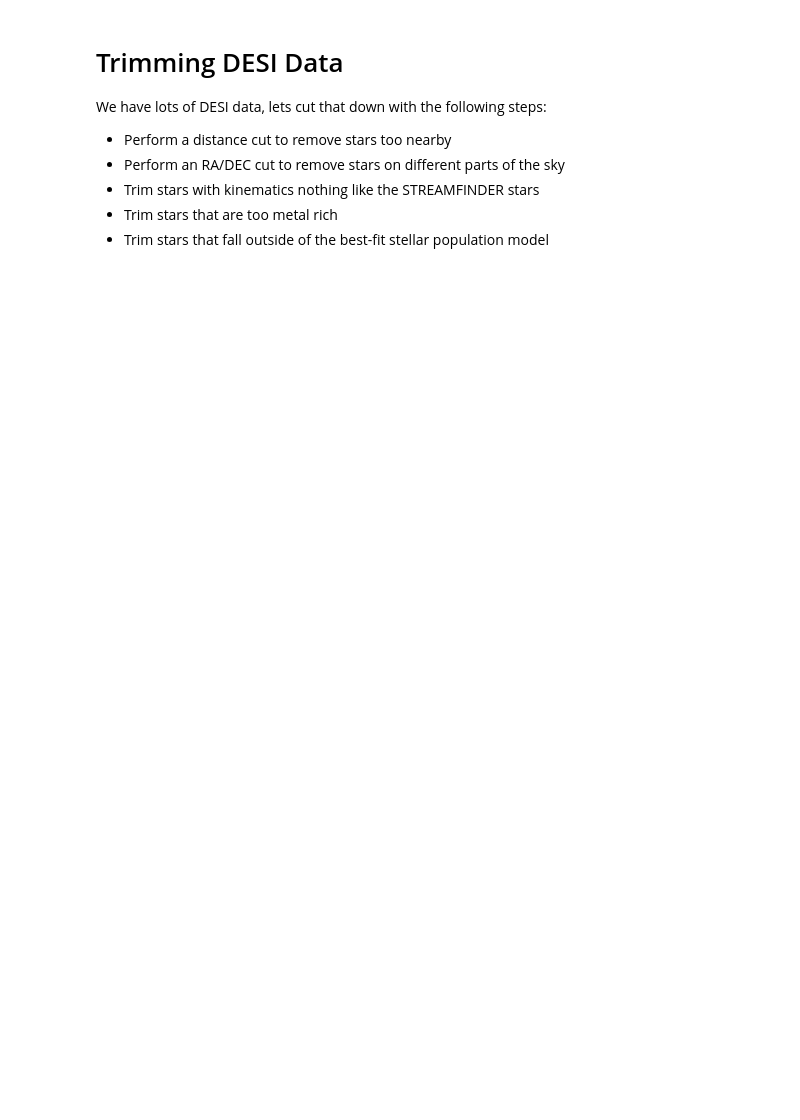
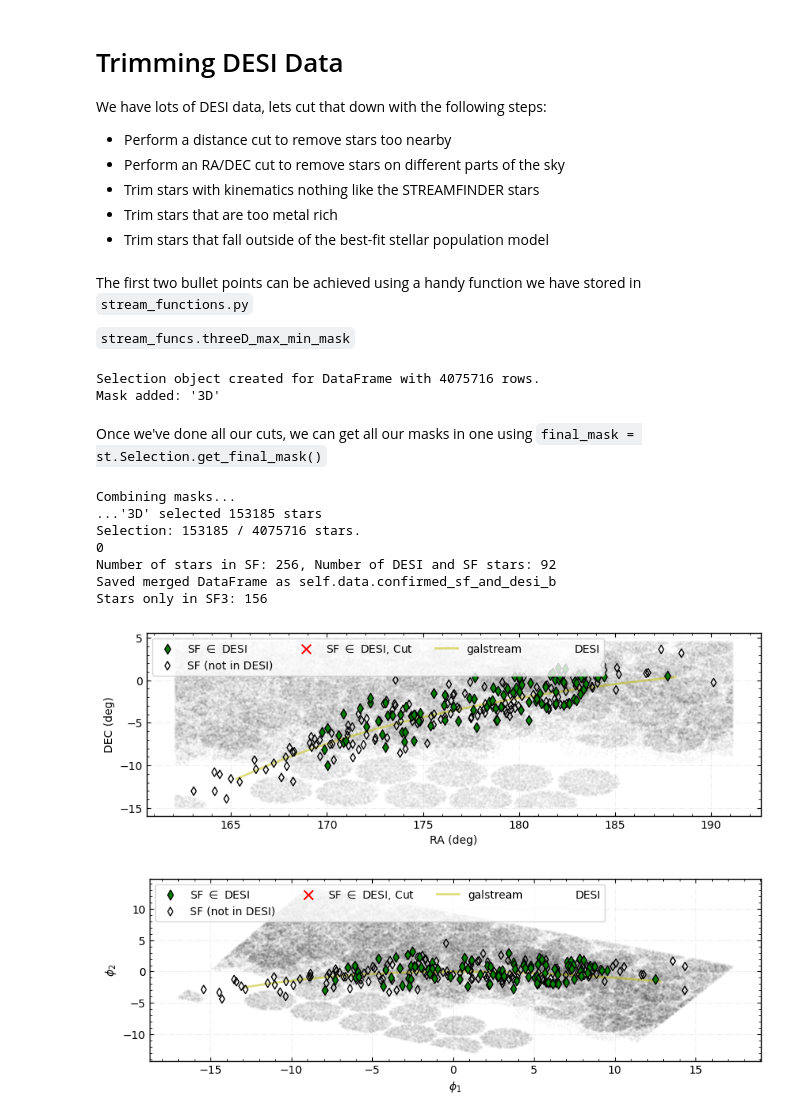
Before and after one commit to nassmohammed/DESI-DR1_streamTutorial, a Jupyter notebook: streamTutorial.ipynb, the cells around one changed output. Cells and saved outputs as stored; diff of their text form; code cells hidden in the pictures; blank space fills up the shorter version.

```diff
--- a/streamTutorial.ipynb
+++ b/streamTutorial.ipynb
@@ -92,3 +101,60 @@ We have lots of DESI data, lets cut that down with the following steps:
 - Trim stars with kinematics nothing like the STREAMFINDER stars
 - Trim stars that are too metal rich
 - Trim stars that fall outside of the best-fit stellar population model
+# %% [markdown]
+The first two bullet points can be achieved using a handy function we have stored in `stream_functions.py`
+
+`stream_funcs.threeD_max_min_mask`
+# %%
+selection_fine = st.Selection(SoI.data.desi_data)
+
+# We want to get the ra and dec from STREAMFINDER stars for this function so we can cut around it
+
+
+#-----------------------#
+ra_cut = 1 #deg
+dec_cut = 1 #deg
+#-----------------------#
+
+selection_fine.add_mask(name='3D',
+        mask_func=lambda df: stream_funcs.threeD_max_min_mask(
+        df['TARGET_RA'],
+        df['TARGET_DEC'],
+        df['PARALLAX'],
+        df['PARALLAX_ERROR'],
+        SoI.data.SoI_streamfinder['RAdeg'],
+        SoI.data.SoI_streamfinder['DEdeg'],
+        SoI.min_dist,
+        ra_cut,dec_cut) #<-----------------------# dec cut, ra cut (wide cuts for now)
+)
+# %% [output]
+Selection object created for DataFrame with 4075716 rows.
+Mask added: '3D'
+# %% [markdown]
+Once we've done all our cuts, we can get all our masks in one using `final_mask = st.Selection.get_final_mask()`
+# %%
+importlib.reload(st)
+# Lets take a look at our trimmed DESI data
+
+final_mask = selection_fine.get_final_mask()
+
+trimmed_desi = SoI.data.select(final_mask)
+
+trimmed_stream = copy.copy(SoI)
+trimmed_stream.data=trimmed_desi
+trimmed_stream.data.sfCrossMatch(); trimmed_stream.data.sfCrossMatch(False) # getting subset of SF stars
+
+
+plt_trim = st.StreamPlotter(trimmed_stream)
+plt_trim.on_sky(showStream=True, background=True, stream_frame=False)
+plt_trim.on_sky(showStream=True, background=True)
+# %% [output]
+Combining masks...
+...'3D' selected 153185 stars
+Selection: 153185 / 4075716 stars.
+0
+Number of stars in SF: 256, Number of DESI and SF stars: 92
+Saved merged DataFrame as self.data.confirmed_sf_and_desi_b
+Stars only in SF3: 156
+[figure, added]
+[figure, added]
```
Also changed, not shown: parts of 12 cells of this notebook, 2 other files.
